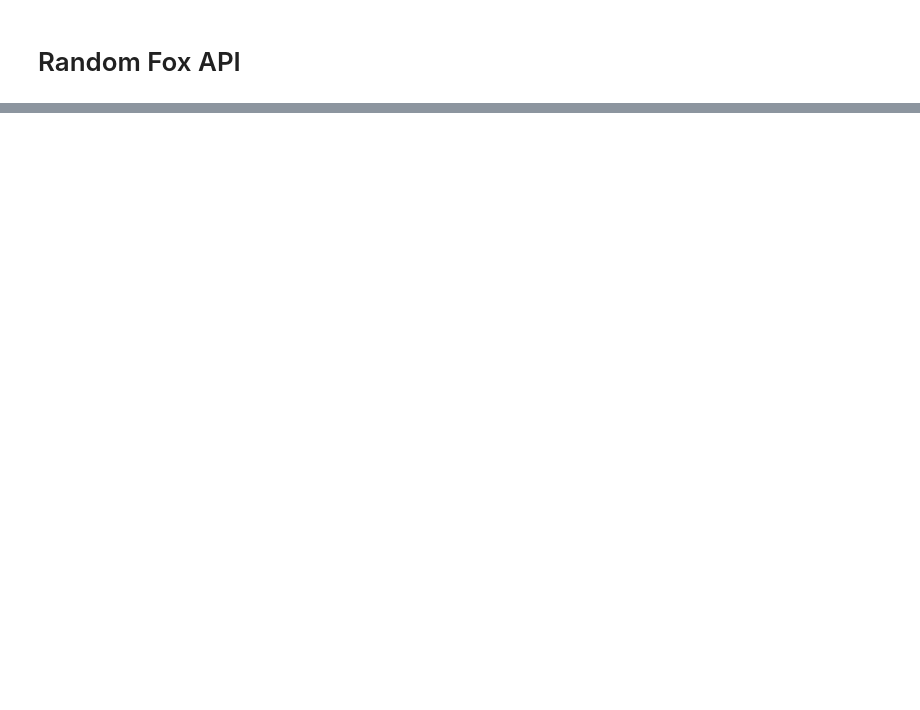
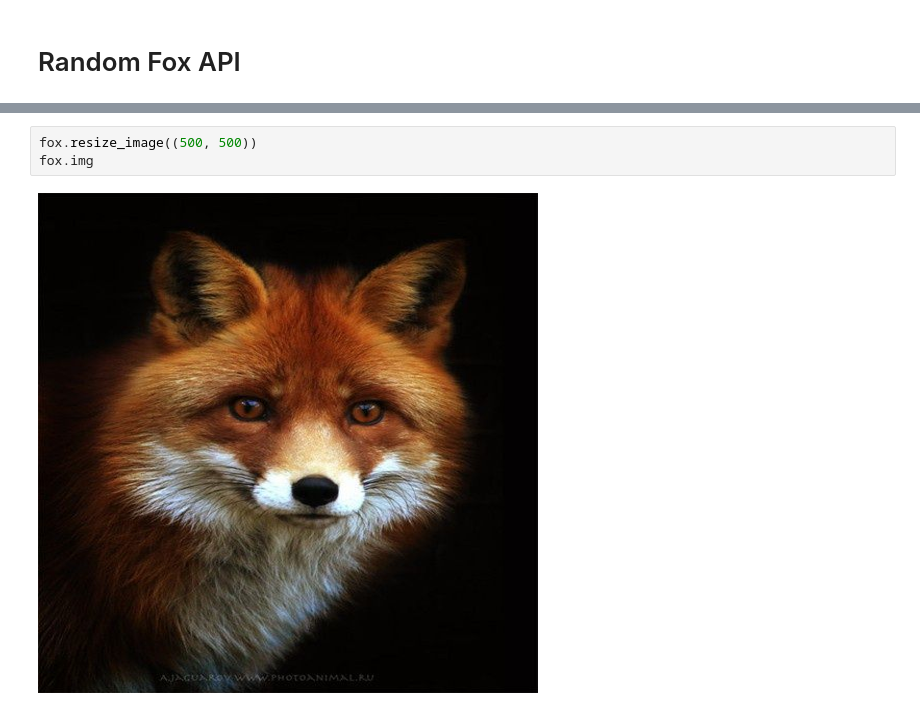
Before and after one commit to stefano-sosa/random-fox-and-the-cat, a Jupyter notebook: random-fox-api/randomfoxapi-test.ipynb, the cells around one changed output, grey strips where cells are left out. Saved outputs shown, nothing was run; the diff lists cells and outputs as text; blank space fills up the shorter version.

```diff
--- a/random-fox-api/randomfoxapi-test.ipynb
+++ b/random-fox-api/randomfoxapi-test.ipynb
@@ -24,0 +22,5 @@ Image.open(BytesIO(imagereq.content))
+# %%
+fox.resize_image((500, 500))
+fox.img
+# %% [output]
+[figure, added]
```
Also changed, not shown: parts of 21 cells of this notebook.
